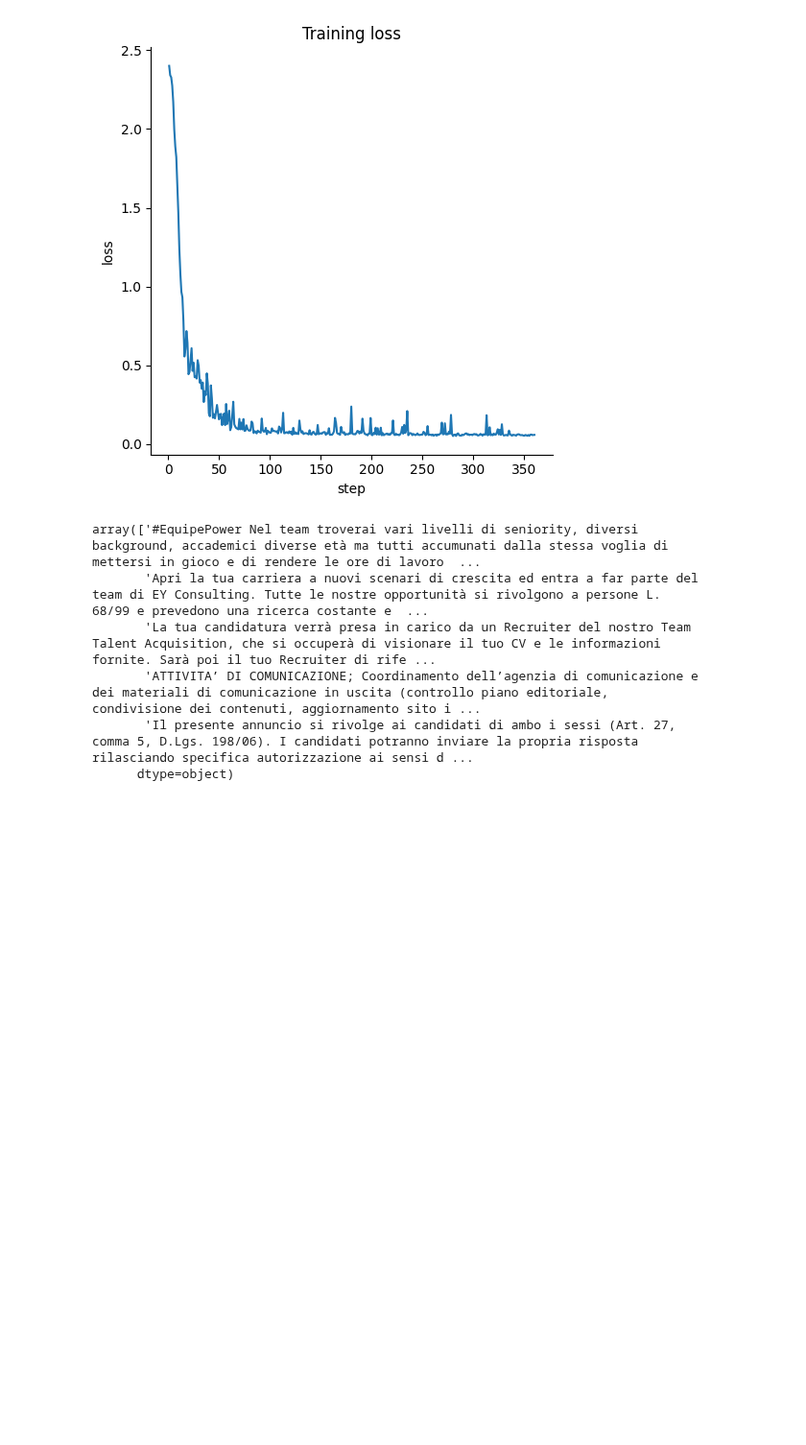
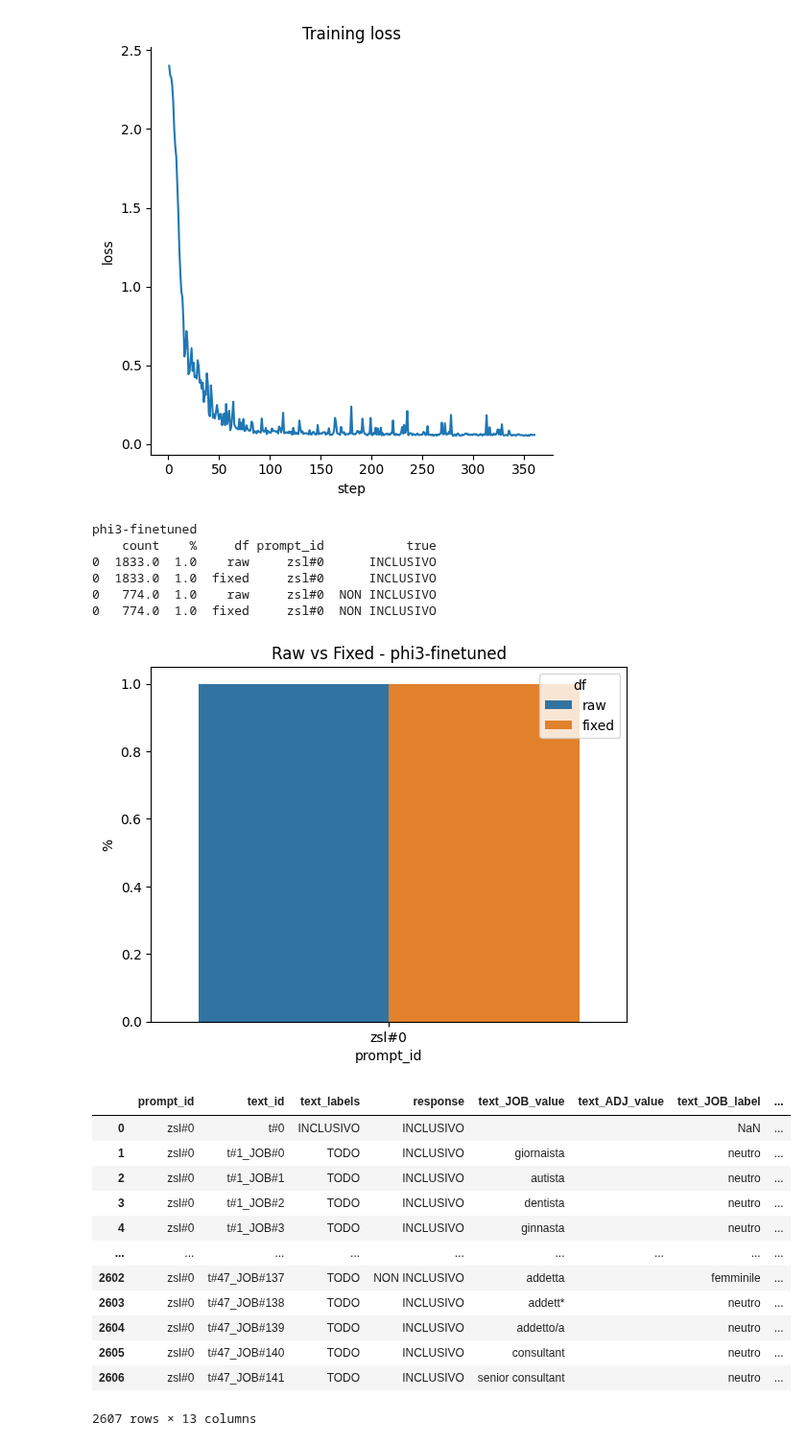
Before and after one commit to tommasoromano/unimi-language-detection, a Jupyter notebook: analysis.ipynb, the cells around one changed output. Shown at 96% size. Saved outputs shown, nothing was run; the diff lists cells and outputs as text; code cells hidden in the pictures; blank space fills up the shorter version.

Commit message:
long

```diff
--- a/analysis.ipynb
+++ b/analysis.ipynb
@@ -125,16 +82,48 @@ df = sc_df_finetuned_seed(remove_reinference=True)
-# %%
-df_res = df.copy()
-df_res = df_res[df_res['prompt_id'] == "zsl#0"]
-df_res = df_res[df_res['response'] != df_res['text_labels']]
-df_res = split_by_len(df_res, groups=20)
-df_res = df_res[(df_res['len'] >= 200) & (df_res['len'] <= 300)]
-# df_res[['text_id','text_labels','response','text','response_text','true']]
-df_res['text'].unique()
-# %% [output]
-array(['#EquipePower Nel team troverai vari livelli di seniority, diversi background, accademici diverse età ma tutti accumunati dalla stessa voglia di mettersi in gioco e di rendere le ore di lavoro  ...
-       'Apri la tua carriera a nuovi scenari di crescita ed entra a far parte del team di EY Consulting. Tutte le nostre opportunità si rivolgono a persone L. 68/99 e prevedono una ricerca costante e  ...
-       'La tua candidatura verrà presa in carico da un Recruiter del nostro Team Talent Acquisition, che si occuperà di visionare il tuo CV e le informazioni fornite. Sarà poi il tuo Recruiter di rife ...
-       'ATTIVITA’ DI COMUNICAZIONE; Coordinamento dell’agenzia di comunicazione e dei materiali di comunicazione in uscita (controllo piano editoriale, condivisione dei contenuti, aggiornamento sito i ...
-       'Il presente annuncio si rivolge ai candidati di ambo i sessi (Art. 27, comma 5, D.Lgs. 198/06). I candidati potranno inviare la propria risposta rilasciando specifica autorizzazione ai sensi d ...
-      dtype=object)
+# %%
+res_models_df = None
+
+show_plots = True
+
+model = 'phi3-finetuned'
+prompt = 'zsl#0'
+
+print(model)
+df = pd.read_csv(f'results/{model}-eval-long-split-v0.csv')
+
+if model == 'phi3-finetuned':
+    df = df[~df['response'].str.contains('NOT IN TEST DATASET')]
+df['text_id'] = df.apply(lambda x: x['text_id'] if x['text_id'][1] == '#' else "t" + x['text_id'][2:], axis=1)
+df['text'] = df.apply(lambda x: DataGenerator.get(x['text_id'],
+                                                # TEXT_JOB_TEST_v0,
+                                                sc_test_texts(),
+                                                    SUBS_JOBS_V0,
+                                                    )['text'][0],
+                    axis=1)
+# df = df[df['prompt_id'].str.contains('cot')]
+
+df_fix = fix_df(df, model, show_plot=show_plots)
+df_prompt = df_fix[df_fix['prompt_id'] == prompt]
+df_len = split_by_len(df_prompt, groups=40)
+df_len
+# %% [output]
+phi3-finetuned
+    count    %     df prompt_id           true
+0  1833.0  1.0    raw     zsl#0      INCLUSIVO
+0  1833.0  1.0  fixed     zsl#0      INCLUSIVO
+0   774.0  1.0    raw     zsl#0  NON INCLUSIVO
+0   774.0  1.0  fixed     zsl#0  NON INCLUSIVO
+[figure, added]
+|  | prompt_id | text_id | text_labels | response | text_JOB_value | text_ADJ_value | text_JOB_label | ... |
+| 0 | zsl#0 | t#0 | INCLUSIVO | INCLUSIVO |  |  | NaN | ... |
+| 1 | zsl#0 | t#1_JOB#0 | TODO | INCLUSIVO | giornaista |  | neutro | ... |
+| 2 | zsl#0 | t#1_JOB#1 | TODO | INCLUSIVO | autista |  | neutro | ... |
+| 3 | zsl#0 | t#1_JOB#2 | TODO | INCLUSIVO | dentista |  | neutro | ... |
+| 4 | zsl#0 | t#1_JOB#3 | TODO | INCLUSIVO | ginnasta |  | neutro | ... |
+| ... | ... | ... | ... | ... | ... | ... | ... | ... |
+| 2602 | zsl#0 | t#47_JOB#137 | TODO | NON INCLUSIVO | addetta |  | femminile | ... |
+| 2603 | zsl#0 | t#47_JOB#138 | TODO | INCLUSIVO | addett* |  | neutro | ... |
+| 2604 | zsl#0 | t#47_JOB#139 | TODO | INCLUSIVO | addetto/a |  | neutro | ... |
+| 2605 | zsl#0 | t#47_JOB#140 | TODO | INCLUSIVO | consultant |  | neutro | ... |
+| 2606 | zsl#0 | t#47_JOB#141 | TODO | INCLUSIVO | senior consultant |  | neutro | ... |
+2607 rows × 13 columns
 # %%
```
Also changed, not shown: parts of 6 cells of this notebook, 4 other files.
